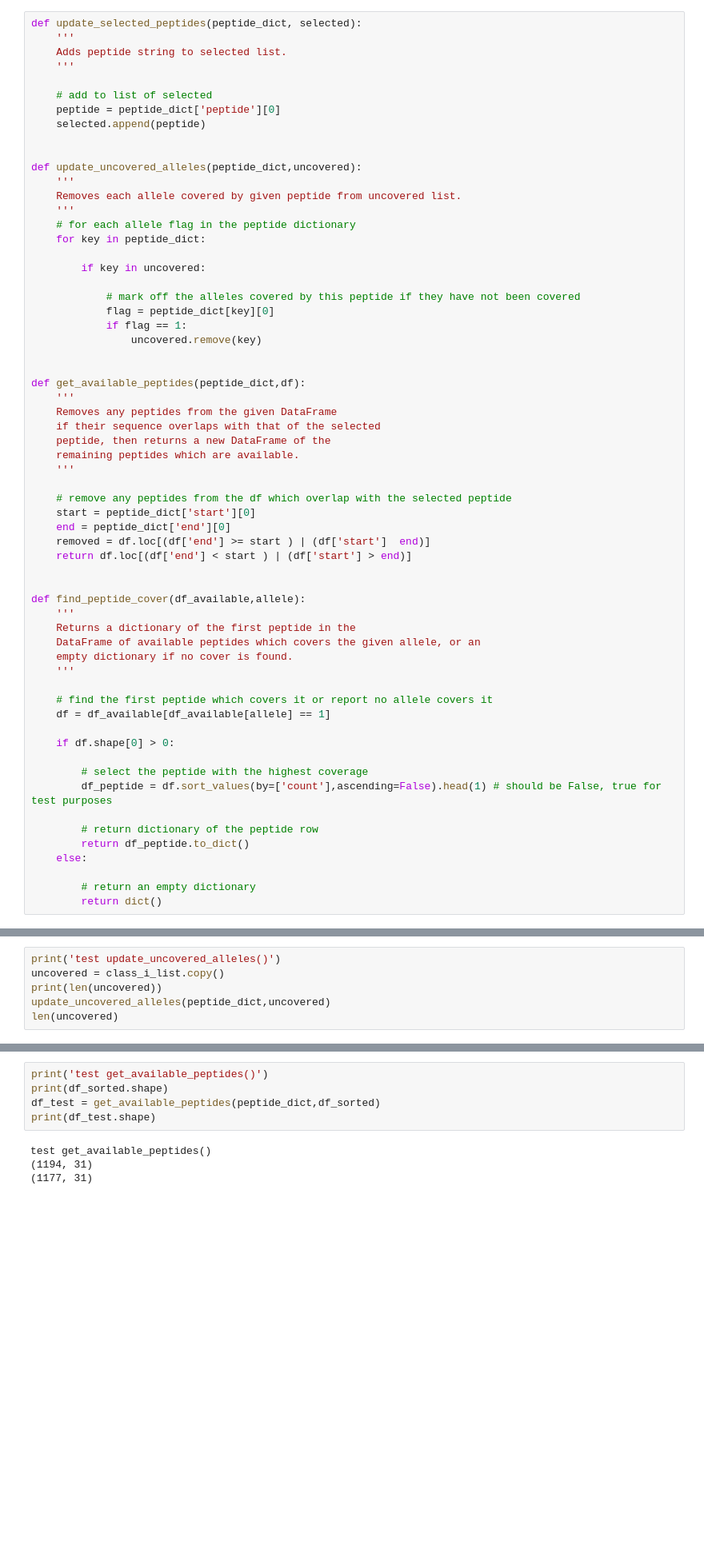
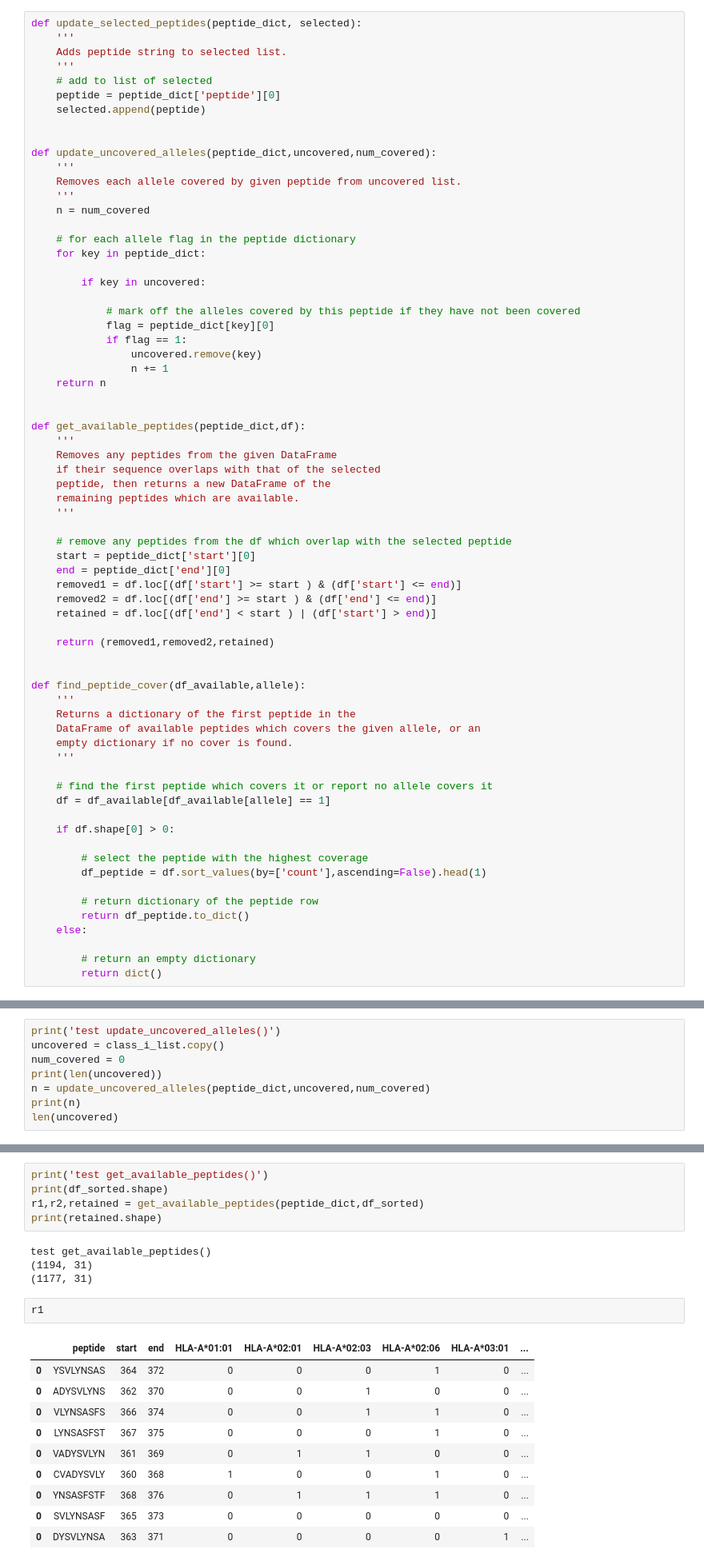
Before and after one commit to ryanquinnnelson/CMU-02718-HW5, a Jupyter notebook: 02_518_02_718_HW_5_ryann.ipynb, the cells around one changed output, grey strips where cells are left out. Shown at 80% size. Drawn from its saved outputs; the diff is of its cells as text; blank space fills up the shorter version.

```diff
--- a/02_518_02_718_HW_5_ryann.ipynb
+++ b/02_518_02_718_HW_5_ryann.ipynb
@@ -1144,16 +1144,17 @@ def update_selected_peptides(peptide_dict, selected):
     '''
     Adds peptide string to selected list.
     '''
-
     # add to list of selected
     peptide = peptide_dict['peptide'][0]
     selected.append(peptide)
 
 
-def update_uncovered_alleles(peptide_dict,uncovered):
+def update_uncovered_alleles(peptide_dict,uncovered,num_covered):
     '''
     Removes each allele covered by given peptide from uncovered list.
     '''
+    n = num_covered
+
     # for each allele flag in the peptide dictionary
     for key in peptide_dict:
 
@@ -1163,6 +1164,8 @@ def update_uncovered_alleles(peptide_dict,uncovered):
             flag = peptide_dict[key][0]
             if flag == 1:
                 uncovered.remove(key)
+                n += 1
+    return n
 
 
 def get_available_peptides(peptide_dict,df):
@@ -1176,8 +1179,11 @@ def get_available_peptides(peptide_dict,df):
     # remove any peptides from the df which overlap with the selected peptide
     start = peptide_dict['start'][0]
     end = peptide_dict['end'][0]
-    removed = df.loc[(df['end'] >= start ) | (df['start']  end)]
-    return df.loc[(df['end'] < start ) | (df['start'] > end)]
+    removed1 = df.loc[(df['start'] >= start ) & (df['start'] <= end)]
+    removed2 = df.loc[(df['end'] >= start ) & (df['end'] <= end)]
+    retained = df.loc[(df['end'] < start ) | (df['start'] > end)]
+
+    return (removed1,removed2,retained)
 
 
 def find_peptide_cover(df_available,allele):
@@ -1193,7 +1199,7 @@ def find_peptide_cover(df_available,allele):
     if df.shape[0] > 0:
 
         # select the peptide with the highest coverage
-        df_peptide = df.sort_values(by=['count'],ascending=False).head(1) # should be False, true for test purposes
+        df_peptide = df.sort_values(by=['count'],ascending=False).head(1)
 
         # return dictionary of the peptide row
         return df_peptide.to_dict()
@@ -1258,8 +1264,10 @@ selected
 # %%
 print('test update_uncovered_alleles()')
 uncovered = class_i_list.copy()
+num_covered = 0
 print(len(uncovered))
-update_uncovered_alleles(peptide_dict,uncovered)
+n = update_uncovered_alleles(peptide_dict,uncovered,num_covered)
+print(n)
 len(uncovered)
 # %% [output]
 test update_uncovered_alleles()
@@ -1268,9 +1277,22 @@ test update_uncovered_alleles()
 # %%
 print('test get_available_peptides()')
 print(df_sorted.shape)
-df_test = get_available_peptides(peptide_dict,df_sorted)
-print(df_test.shape)
+r1,r2,retained = get_available_peptides(peptide_dict,df_sorted)
+print(retained.shape)
 # %% [output]
 test get_available_peptides()
 (1194, 31)
 (1177, 31)
+# %%
+r1
+# %% [output]
+|  | peptide | start | end | HLA-A*01:01 | HLA-A*02:01 | HLA-A*02:03 | HLA-A*02:06 | HLA-A*03:01 | ... |
+| 0 | YSVLYNSAS | 364 | 372 | 0 | 0 | 0 | 1 | 0 | ... |
+| 0 | ADYSVLYNS | 362 | 370 | 0 | 0 | 1 | 0 | 0 | ... |
+| 0 | VLYNSASFS | 366 | 374 | 0 | 0 | 1 | 1 | 0 | ... |
+| 0 | LYNSASFST | 367 | 375 | 0 | 0 | 0 | 1 | 0 | ... |
+| 0 | VADYSVLYN | 361 | 369 | 0 | 1 | 1 | 0 | 0 | ... |
+| 0 | CVADYSVLY | 360 | 368 | 1 | 0 | 0 | 1 | 0 | ... |
+| 0 | YNSASFSTF | 368 | 376 | 0 | 1 | 1 | 1 | 0 | ... |
+| 0 | SVLYNSASF | 365 | 373 | 0 | 0 | 0 | 0 | 0 | ... |
+| 0 | DYSVLYNSA | 363 | 371 | 0 | 0 | 0 | 0 | 1 | ... |
```
Also changed, not shown: parts of 10 cells of this notebook.
